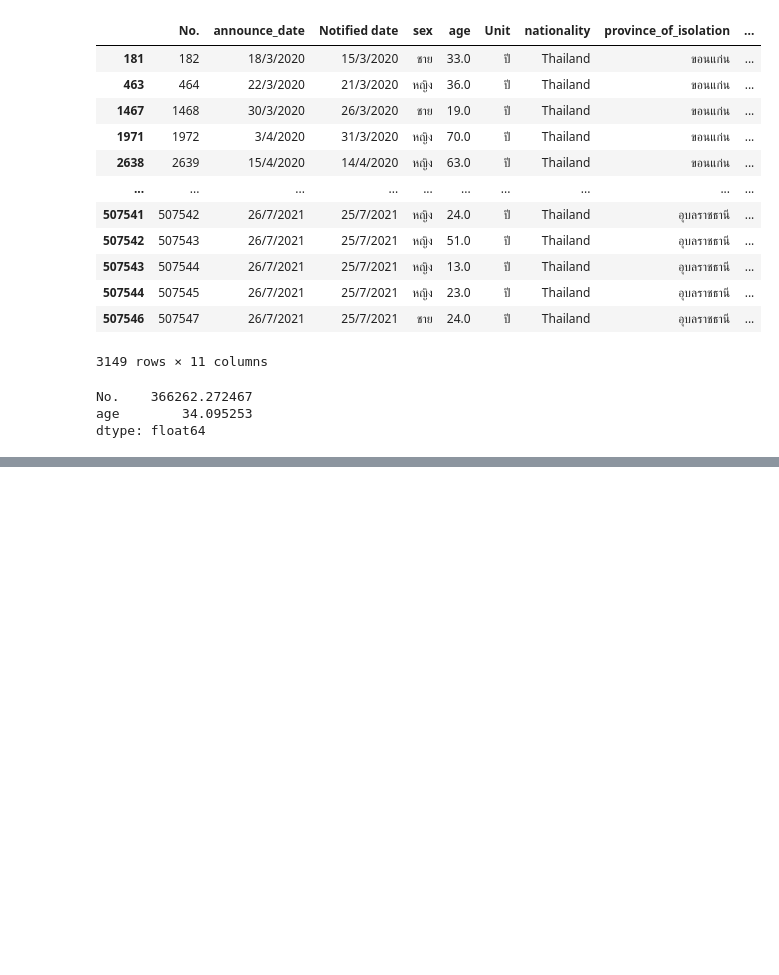
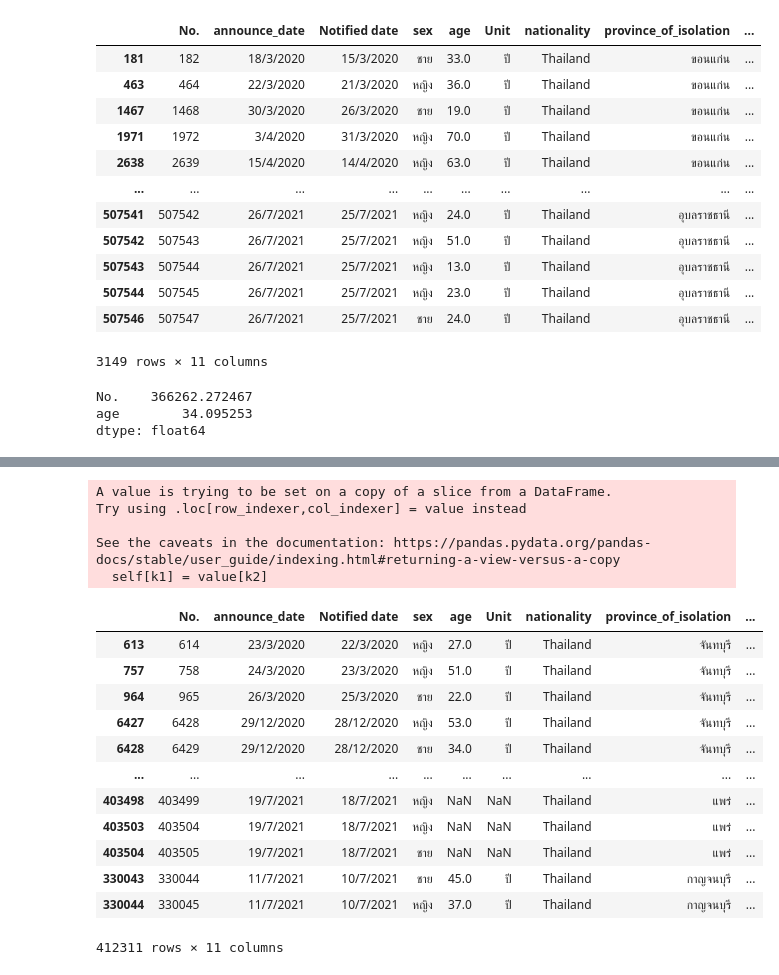
Before and after one commit to Wikanes-k/DWDM21, a Jupyter notebook: Data_Preprocessing_(Chapter3).ipynb, the cells around one changed output, grey strips where cells are left out. Cells and saved outputs as stored; diff of their text form; code cells hidden in the pictures; blank space fills up the shorter version.

```diff
--- a/Data_Preprocessing_(Chapter3).ipynb
+++ b/Data_Preprocessing_(Chapter3).ipynb
@@ -688,0 +846,2 @@ dtype: float64
+# %%
+data_cases2[['district_of_onset']] = data_cases2[['district_of_onset']].fillna('ไม่มีข้อมูล')
@@ -688,0 +850,3 @@ dtype: float64
+# %%
+all_cities = set(data_cases2['district_of_onset'])
+all_cities
@@ -688,0 +871,40 @@ dtype: float64
+# %%
+fixed_cities = []
+
+for city in all_cities:
+    # หาค่า mean ของเชียงใหม่
+    X_cases = data_cases2['province_of_onset'] == city
+    X_mean = data_cases2[X_cases]['age'].mean()
+
+    # เลือกมาเฉพาะ data เชียงใหม่
+    data_X = data_cases2[X_cases]
+
+    # เติมค่า mean แทน missing
+    data_X[['age']] = data_X[['age']].fillna(X_mean)
+
+    fixed_cities.append(data_X)
+
+
+data_cases2_nomissingage = pd.concat(fixed_cities)
+# %% [output]
+A value is trying to be set on a copy of a slice from a DataFrame.
+Try using .loc[row_indexer,col_indexer] = value instead
+
+See the caveats in the documentation: https://pandas.pydata.org/pandas-docs/stable/user_guide/indexing.html#returning-a-view-versus-a-copy
+  self[k1] = value[k2]
+# %%
+data_cases2_nomissingage
+# %% [output]
+|  | No. | announce_date | Notified date | sex | age | Unit | nationality | province_of_isolation | ... |
+| 613 | 614 | 23/3/2020 | 22/3/2020 | หญิง | 27.0 | ปี | Thailand | จันทบุรี | ... |
+| 757 | 758 | 24/3/2020 | 23/3/2020 | หญิง | 51.0 | ปี | Thailand | จันทบุรี | ... |
+| 964 | 965 | 26/3/2020 | 25/3/2020 | ชาย | 22.0 | ปี | Thailand | จันทบุรี | ... |
+| 6427 | 6428 | 29/12/2020 | 28/12/2020 | หญิง | 53.0 | ปี | Thailand | จันทบุรี | ... |
+| 6428 | 6429 | 29/12/2020 | 28/12/2020 | ชาย | 34.0 | ปี | Thailand | จันทบุรี | ... |
+| ... | ... | ... | ... | ... | ... | ... | ... | ... | ... |
+| 403498 | 403499 | 19/7/2021 | 18/7/2021 | หญิง | NaN | NaN | Thailand | แพร่ | ... |
+| 403503 | 403504 | 19/7/2021 | 18/7/2021 | หญิง | NaN | NaN | Thailand | แพร่ | ... |
+| 403504 | 403505 | 19/7/2021 | 18/7/2021 | ชาย | NaN | NaN | Thailand | แพร่ | ... |
+| 330043 | 330044 | 11/7/2021 | 10/7/2021 | ชาย | 45.0 | ปี | Thailand | กาญจนบุรี | ... |
+| 330044 | 330045 | 11/7/2021 | 10/7/2021 | หญิง | 37.0 | ปี | Thailand | กาญจนบุรี | ... |
+412311 rows × 11 columns
```
Also changed, not shown: parts of 25 cells of this notebook.
